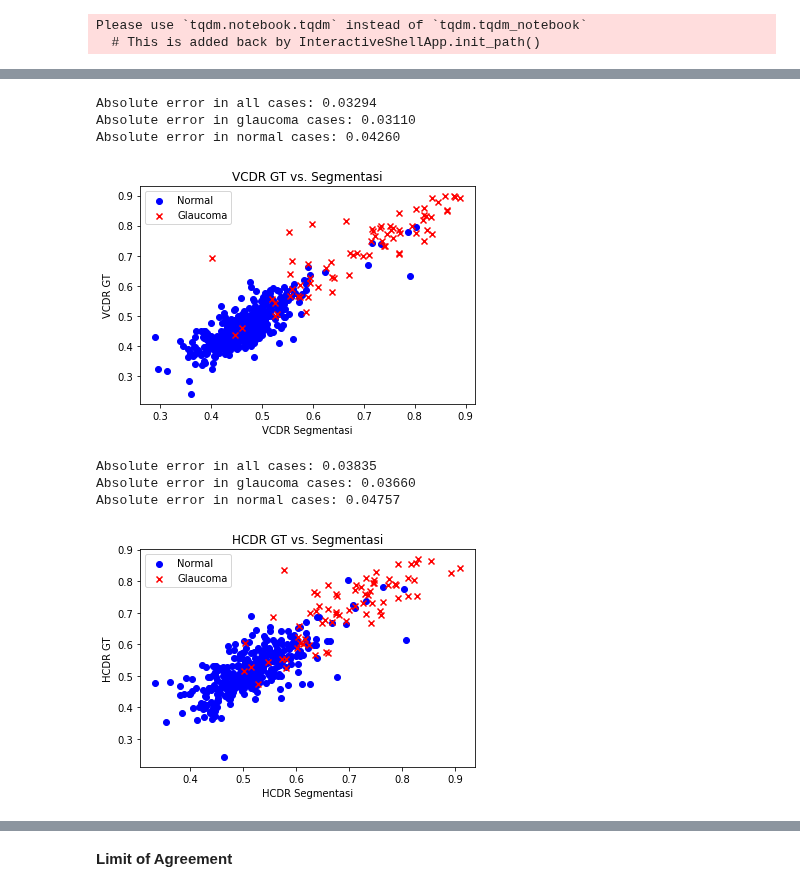
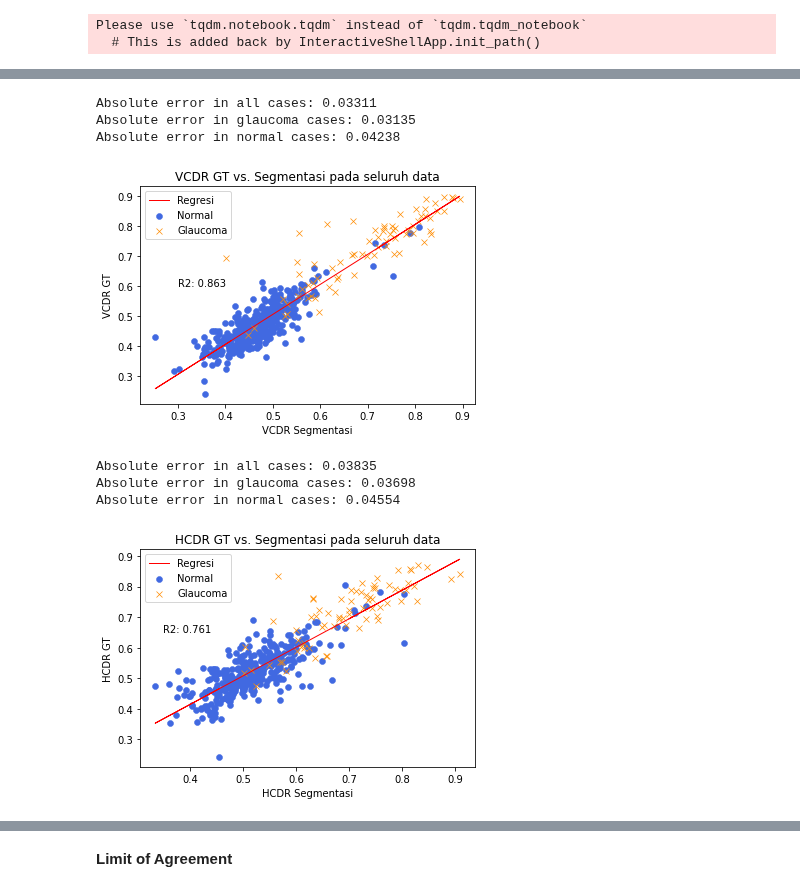
Before and after one commit to anasnafis77/Glaucoma-Detection-UNet, a Jupyter notebook: Glaucoma_inference.ipynb, the cells around one changed output, grey strips where cells are left out. Drawn from its saved outputs; the diff is of its cells as text; code cells hidden in the pictures.

```diff
--- a/Glaucoma_inference.ipynb
+++ b/Glaucoma_inference.ipynb
@@ -120,10 +91,0 @@ Feature importance using Random forest
-# %%
-X = inf_df[['VCDR GT', 'HCDR GT', 'ACDR GT']].to_numpy()
-y = inf_df['tag'].to_numpy()
-from sklearn import preprocessing
-le = preprocessing.LabelEncoder()
-le.fit(y)
-y = le.transform(y)
-
-print(X.shape)
-print(y.shape)
@@ -132,0 +92,2 @@ print(y.shape)
+# %%
+inf_df = pd.read_json('/content/gdrive/My Drive/Drive Tugas Akhir/Kode/inference_data.json')
@@ -132,0 +110,14 @@ print(y.shape)
+# %%
+def make_linear(X, Y):
+  linear_regressor = LinearRegression()  # create object for the class
+  linear_regressor.fit(X, Y)  # perform linear regression
+  Y_pred = linear_regressor.predict(X)  # make predictions
+  return Y_pred
+
+def r_squared(X, Y):
+  X = X.squeeze()
+  Y = Y.squeeze()
+  correlation_matrix = np.corrcoef(X, Y)
+  correlation_xy = correlation_matrix[0,1]
+  r_square = correlation_xy**2
+  return r_square
@@ -247,43 +272,58 @@ print('Absolute error in all cases: {:.5f}'.format(abs_e))
 print('Absolute error in glaucoma cases: {:.5f}'.format(abs_e_dr))
 print('Absolute error in normal cases: {:.5f}'.format(abs_e_re))
 
-plt.scatter(xo, yo, marker='o', color='b', label='Normal')
-plt.scatter(xi, yi, marker='x', color='r', label='Glaucoma')
+x = inf_df['VCDR'].to_numpy().reshape(-1, 1)
+y = inf_df['VCDR GT'].to_numpy().reshape(-1, 1)
+y_lin = make_linear(x, y)
+r2 = r_squared(x, y)
+
+plt.scatter(xo, yo, marker='o', color='royalblue', label='Normal', lw=0.5)
+plt.scatter(xi, yi, marker='x', color='darkorange', label='Glaucoma', lw=0.7)
+plt.plot(x, y_lin, color='r', label='Regresi', lw=1)
 plt.ylabel('VCDR GT')
 plt.xlabel('VCDR Segmentasi')
-plt.title('VCDR GT vs. Segmentasi')
+plt.title('VCDR GT vs. Segmentasi pada seluruh data')
+plt.text(0.3, 0.6, 'R2: {:.3f}'.format(r2))
 plt.legend()
 plt.show()
 # %% [output]
-Absolute error in all cases: 0.03294
-Absolute error in glaucoma cases: 0.03110
-Absolute error in normal cases: 0.04260
+Absolute error in all cases: 0.03311
+Absolute error in glaucoma cases: 0.03135
+Absolute error in normal cases: 0.04238
-[figure, old version]
+[figure, new version]
 # %%
 abs_e = np.sum(abs(inf_df['HCDR GT']-inf_df['HCDR']))/ len(inf_df['HCDR'])
 xo = inf_df.loc[inf_df['tag']=='Normal']['HCDR']
 yo = inf_df.loc[inf_df['tag']=='Normal']['HCDR GT']
 abs_e_dr = np.sum(abs(xo-yo))/len(xo)
 xi = inf_df.loc[inf_df['tag']=='Glaucoma']['HCDR']
 yi = inf_df.loc[inf_df['tag']=='Glaucoma']['HCDR GT']
 abs_e_re = np.sum(abs(xi-yi))/len(xi)
 
 print('Absolute error in all cases: {:.5f}'.format(abs_e))
 print('Absolute error in glaucoma cases: {:.5f}'.format(abs_e_dr))
 print('Absolute error in normal cases: {:.5f}'.format(abs_e_re))
 
-plt.scatter(xo, yo, marker='o', color='b', label='Normal')
-plt.scatter(xi, yi, marker='x', color='r', label='Glaucoma')
+
+x = inf_df['HCDR'].to_numpy().reshape(-1, 1)
+y = inf_df['HCDR GT'].to_numpy().reshape(-1, 1)
+y_lin = make_linear(x, y)
+r2 = r_squared(x, y)
+
+plt.scatter(xo, yo, marker='o', color='royalblue', label='Normal', lw=0.5)
+plt.scatter(xi, yi, marker='x', color='darkorange', label='Glaucoma', lw=0.7)
+plt.plot(x, y_lin, color='r', label='Regresi', lw=1)
 plt.ylabel('HCDR GT')
 plt.xlabel('HCDR Segmentasi')
-plt.title('HCDR GT vs. Segmentasi')
+plt.title('HCDR GT vs. Segmentasi pada seluruh data')
+plt.text(0.35, 0.65, 'R2: {:.3f}'.format(r2))
 plt.legend()
 plt.show()
 # %% [output]
 Absolute error in all cases: 0.03835
-Absolute error in glaucoma cases: 0.03660
-Absolute error in normal cases: 0.04757
+Absolute error in glaucoma cases: 0.03698
+Absolute error in normal cases: 0.04554
-[figure, old version]
+[figure, new version]
 # %%
 abs_e = np.sum(abs(inf_df['ACDR GT']-inf_df['ACDR']))/ len(inf_df['ACDR'])
 xo = inf_df.loc[inf_df['tag']=='Normal']['ACDR']
```
Also changed, not shown: parts of 35 cells of this notebook.
